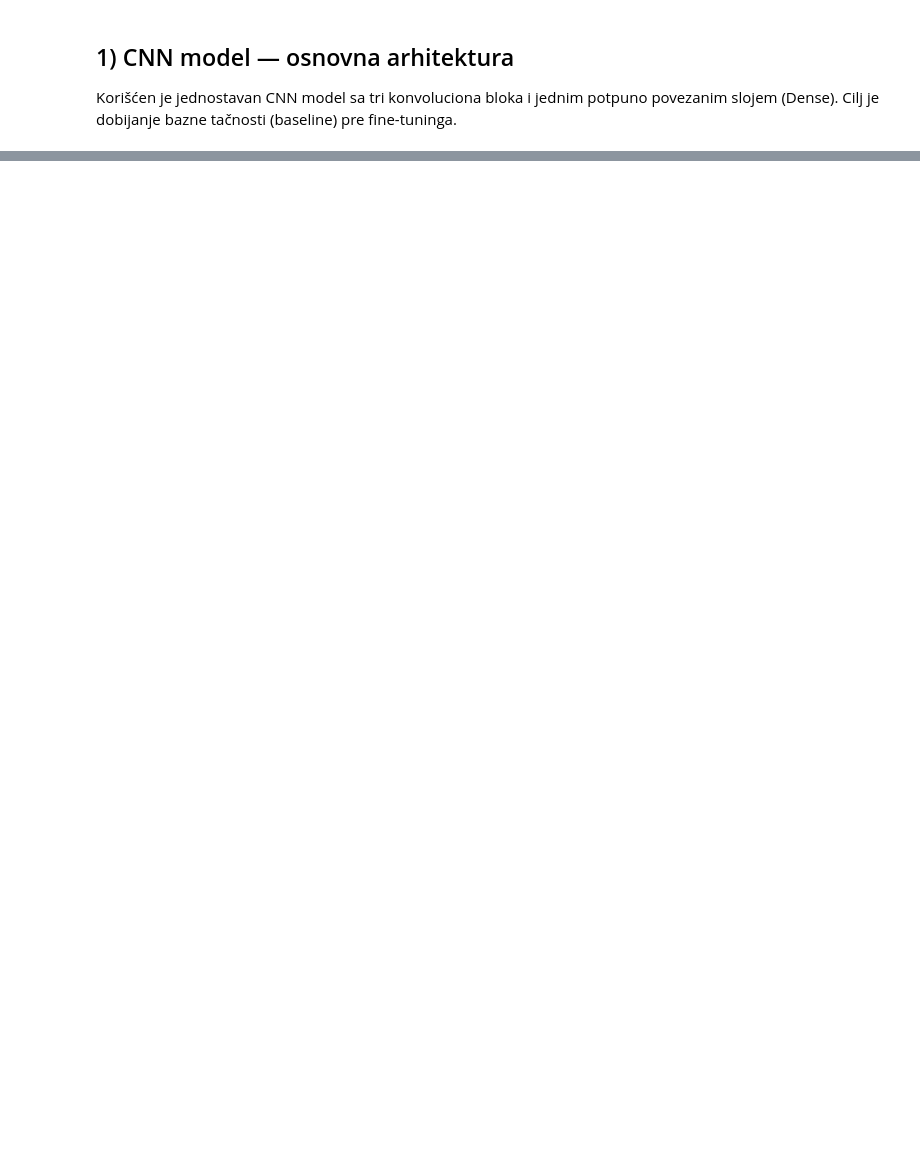
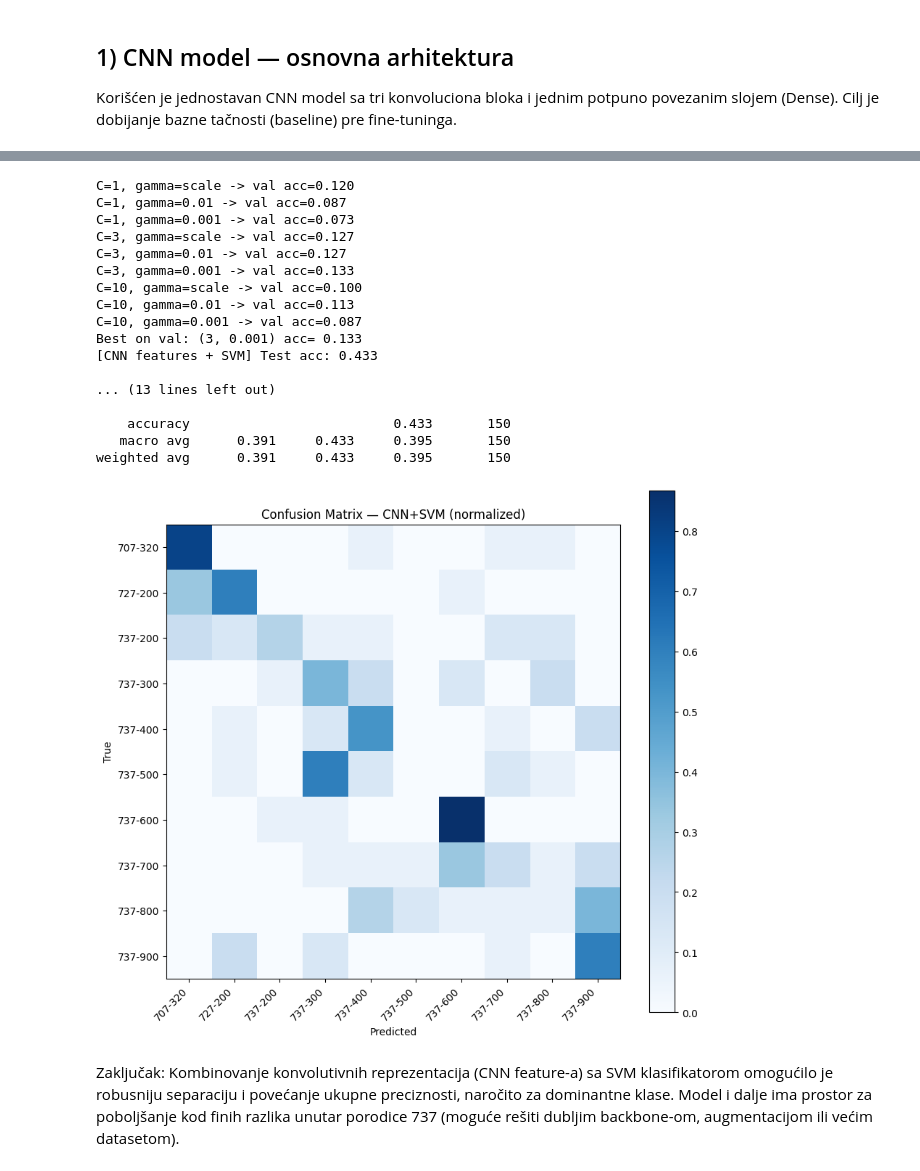
Before and after one commit to emilijasimic1510/ori_projekat, a Jupyter notebook: notebooks/02_CNN_Training.ipynb, the cells around one changed output, grey strips where cells are left out. Saved outputs shown, nothing was run; the diff lists cells and outputs as text; code cells hidden in the pictures; blank space fills up the shorter version.

```diff
--- a/notebooks/02_CNN_Training.ipynb
+++ b/notebooks/02_CNN_Training.ipynb
@@ -179,0 +581,64 @@ Ovaj model će se koristiti u sledećoj fazi — ekstrakciji karakteristika i SV
+# %%
+import numpy as np, matplotlib.pyplot as plt
+from sklearn.svm import SVC
+from sklearn.metrics import accuracy_score, classification_report, confusion_matrix
+
+# (ako koristiš već iz memorije, ove 4 linije ostaju zakomentarisane)
+# X_train = np.load(ARTIF / "X_train.npy"); y_train = np.load(ARTIF / "y_train.npy")
+# X_val   = np.load(ARTIF / "X_val.npy");   y_val   = np.load(ARTIF / "y_val.npy")
+# X_test  = np.load(ARTIF / "X_test.npy");  y_test  = np.load(ARTIF / "y_test.npy")
+
+best_acc, best = -1.0, None
+for C in [1, 3, 10]:
+    for gamma in ["scale", 0.01, 0.001]:
+        clf = SVC(kernel="rbf", C=C, gamma=gamma)
+        clf.fit(X_train, y_train)
+        acc = accuracy_score(y_val, clf.predict(X_val))
+        print(f"C={C}, gamma={gamma} -> val acc={acc:.3f}")
+        if acc > best_acc:
+            best_acc, best = acc, (C, gamma)
+
+print(f"Best on val: {best} acc= {best_acc:.3f}")
+
+# retrain na (train+val) i evaluacija na test
+X_tr = np.concatenate([X_train, X_val], axis=0)
+y_tr = np.concatenate([y_train, y_val], axis=0)
+svm = SVC(kernel="rbf", C=best[0], gamma=best[1])
+svm.fit(X_tr, y_tr)
+pred_test = svm.predict(X_test)
+
+print(f"[CNN features + SVM] Test acc: {accuracy_score(y_test, pred_test):.3f}")
+print("\nClassification report (CNN+SVM):")
+print(classification_report(y_test, pred_test, target_names=class_names, digits=3))
+
+cm_svm = confusion_matrix(y_test, pred_test, normalize="true")
+plt.figure(figsize=(9,8))
+plt.imshow(cm_svm, cmap="Blues")
+plt.title("Confusion Matrix — CNN+SVM (normalized)")
+plt.colorbar()
+plt.xticks(range(N_CLASSES), class_names, rotation=45, ha="right")
+plt.yticks(range(N_CLASSES), class_names)
+plt.xlabel("Predicted"); plt.ylabel("True")
+plt.tight_layout(); plt.show()
+# %% [output]
+C=1, gamma=scale -> val acc=0.120
+C=1, gamma=0.01 -> val acc=0.087
+C=1, gamma=0.001 -> val acc=0.073
+C=3, gamma=scale -> val acc=0.127
+C=3, gamma=0.01 -> val acc=0.127
+C=3, gamma=0.001 -> val acc=0.133
+C=10, gamma=scale -> val acc=0.100
+C=10, gamma=0.01 -> val acc=0.113
+C=10, gamma=0.001 -> val acc=0.087
+Best on val: (3, 0.001) acc= 0.133
+[CNN features + SVM] Test acc: 0.433
+
+... (13 lines left out)
+
+    accuracy                          0.433       150
+   macro avg      0.391     0.433     0.395       150
+weighted avg      0.391     0.433     0.395       150
+[figure, added]
+# %% [markdown]
+Zaključak:
+Kombinovanje konvolutivnih reprezentacija (CNN feature-a) sa SVM klasifikatorom omogućilo je robusniju separaciju i povećanje ukupne preciznosti, naročito za dominantne klase. Model i dalje ima prostor za poboljšanje kod finih razlika unutar porodice 737 (moguće rešiti dubljim backbone-om, augmentacijom ili većim datasetom).
```
Also changed, not shown: parts of 25 cells of this notebook, 1 other file.
